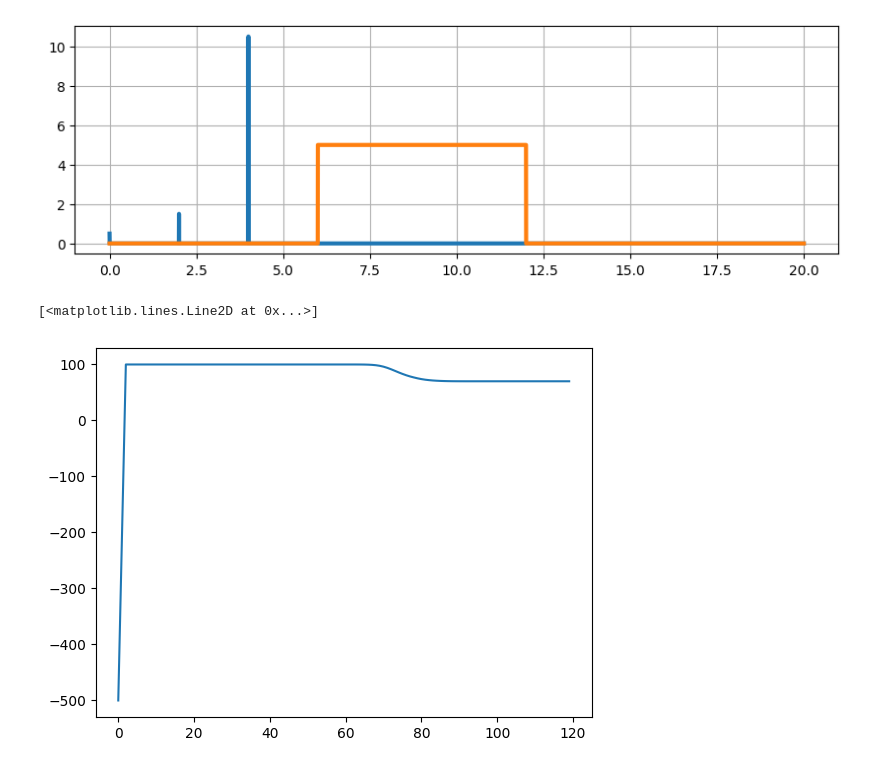
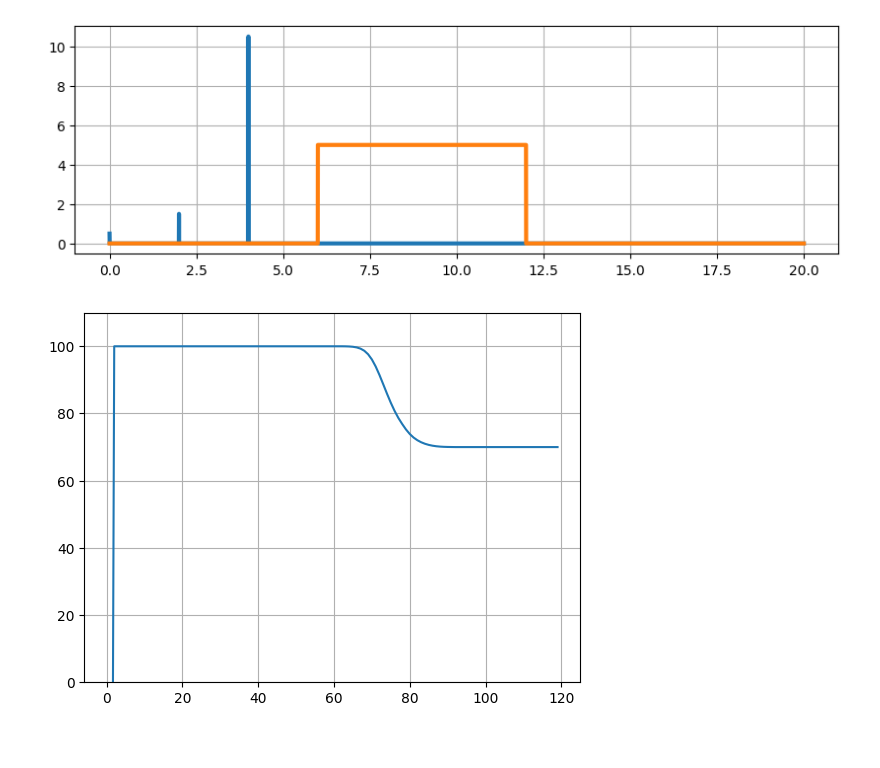
Before and after one commit to cknoll/boasim, a Jupyter notebook: notebooks/07e_Profofol_Bolus.ipynb, the cells around one changed output. Saved outputs shown, nothing was run; the diff lists cells and outputs as text; code cells hidden in the pictures.

```diff
--- a/notebooks/07e_Profofol_Bolus.ipynb
+++ b/notebooks/07e_Profofol_Bolus.ipynb
@@ -261,6 +261,7 @@ kk, xx, bo = pbs.td.blocksimulation(N_steps, iv=iv, rhs_options={"use_sp2c": Fal
 # %%
 ax = plt.gca()
 ax.plot(kk.T, bo[pfl_c][:, 0])
+ax.set_ylim(0, 110)
+ax.grid()
 # %% [output]
-[<matplotlib.lines.Line2D at 0x...>]
-[figure, old version]
+[figure, new version]
```
Also changed, not shown: parts of 3 cells of this notebook, 4 other files.
